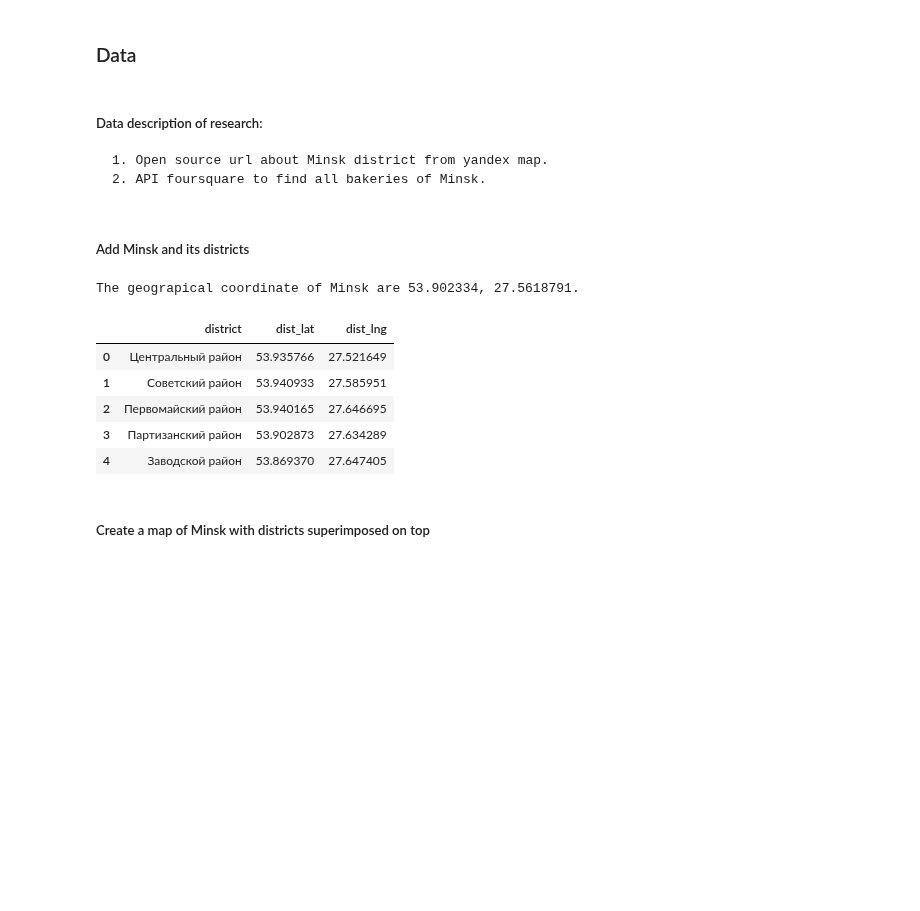
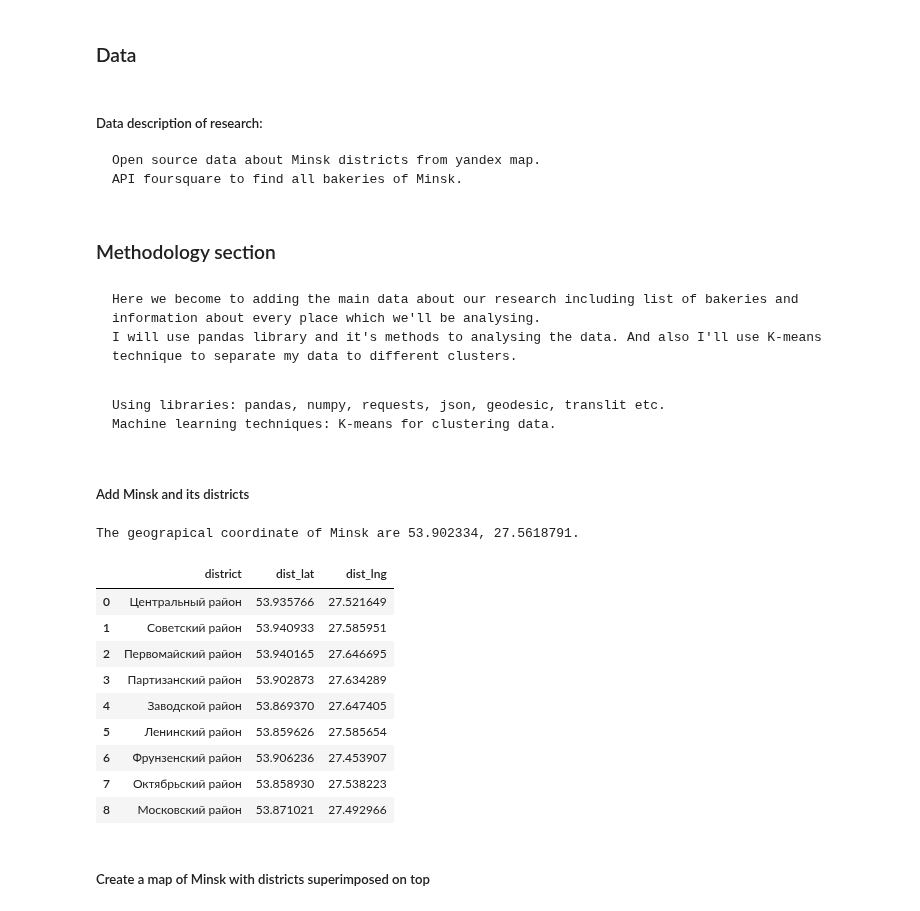
Before and after one commit to Vaires/Capstone-Project, a Jupyter notebook: Review of Minsk bakeries.ipynb, the cells around one changed output. Cells and saved outputs as stored; diff of their text form; code cells hidden in the pictures; blank space fills up the shorter version.

```diff
--- a/Review of Minsk bakeries.ipynb
+++ b/Review of Minsk bakeries.ipynb
@@ -39,40 +43,52 @@ from transliterate import translit
 ### Data
 # %% [markdown]
 ##### Data description of research:
-    1. Open source url about Minsk district from yandex map.
-    2. API foursquare to find all bakeries of Minsk.
+    Open source data about Minsk districts from yandex map.
+    API foursquare to find all bakeries of Minsk.
+# %% [markdown]
+### Methodology section
+# %% [markdown]
+    Here we become to adding the main data about our research including list of bakeries and information about every place which we'll be analysing.
+    I will use pandas library and it's methods to analysing the data. And also I'll use K-means technique to separate my data to different clusters.
+# %% [markdown]
+    Using libraries: pandas, numpy, requests, json, geodesic, translit etc.
+    Machine learning techniques: K-means for clustering data.
 # %% [markdown]
 ##### Add Minsk and its districts
 # %%
 address = 'Minsk, Belarus'
 
 geolocator = Nominatim(user_agent="ny_explorer")
 location = geolocator.geocode(address)
 latitude = location.latitude
 longitude = location.longitude
 print('The geograpical coordinate of Minsk are {}, {}.'.format(latitude, longitude))
 
 minsk_districts = [
      ['Центральный район', 53.935766, 27.521649],
      ['Советский район', 53.940933, 27.585951],
      ['Первомайский район', 53.940165, 27.646695],
      ['Партизанский район', 53.902873, 27.634289],
      ['Заводской район', 53.869370, 27.647405],
      ['Ленинский район', 53.859626, 27.585654],
      ['Фрунзенский район', 53.906236, 27.453907],
      ['Октябрьский район', 53.858930, 27.538223],
      ['Московский район', 53.871021, 27.492966],
 ]
 minsk_districts_df = pd.DataFrame(minsk_districts, columns = ['district','dist_lat','dist_lng' ])
-minsk_districts_df.head()
+minsk_districts_df
 # %% [output]
 The geograpical coordinate of Minsk are 53.902334, 27.5618791.
 |  | district | dist_lat | dist_lng |
 | 0 | Центральный район | 53.935766 | 27.521649 |
 | 1 | Советский район | 53.940933 | 27.585951 |
 | 2 | Первомайский район | 53.940165 | 27.646695 |
 | 3 | Партизанский район | 53.902873 | 27.634289 |
 | 4 | Заводской район | 53.869370 | 27.647405 |
+| 5 | Ленинский район | 53.859626 | 27.585654 |
+| 6 | Фрунзенский район | 53.906236 | 27.453907 |
+| 7 | Октябрьский район | 53.858930 | 27.538223 |
+| 8 | Московский район | 53.871021 | 27.492966 |
 # %% [markdown]
 ##### Create a map of Minsk with districts superimposed on top
 # %%
```
Also changed, not shown: parts of 4 cells of this notebook.
